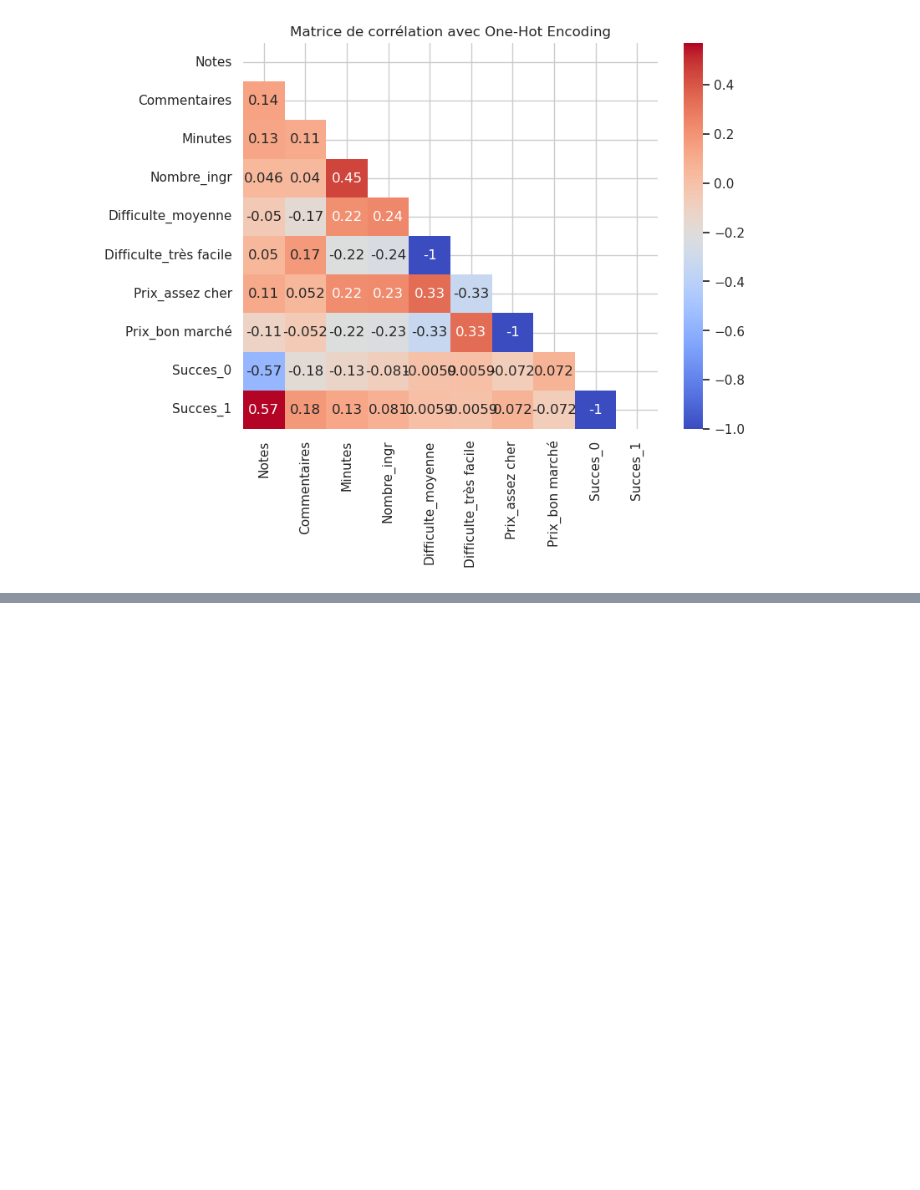
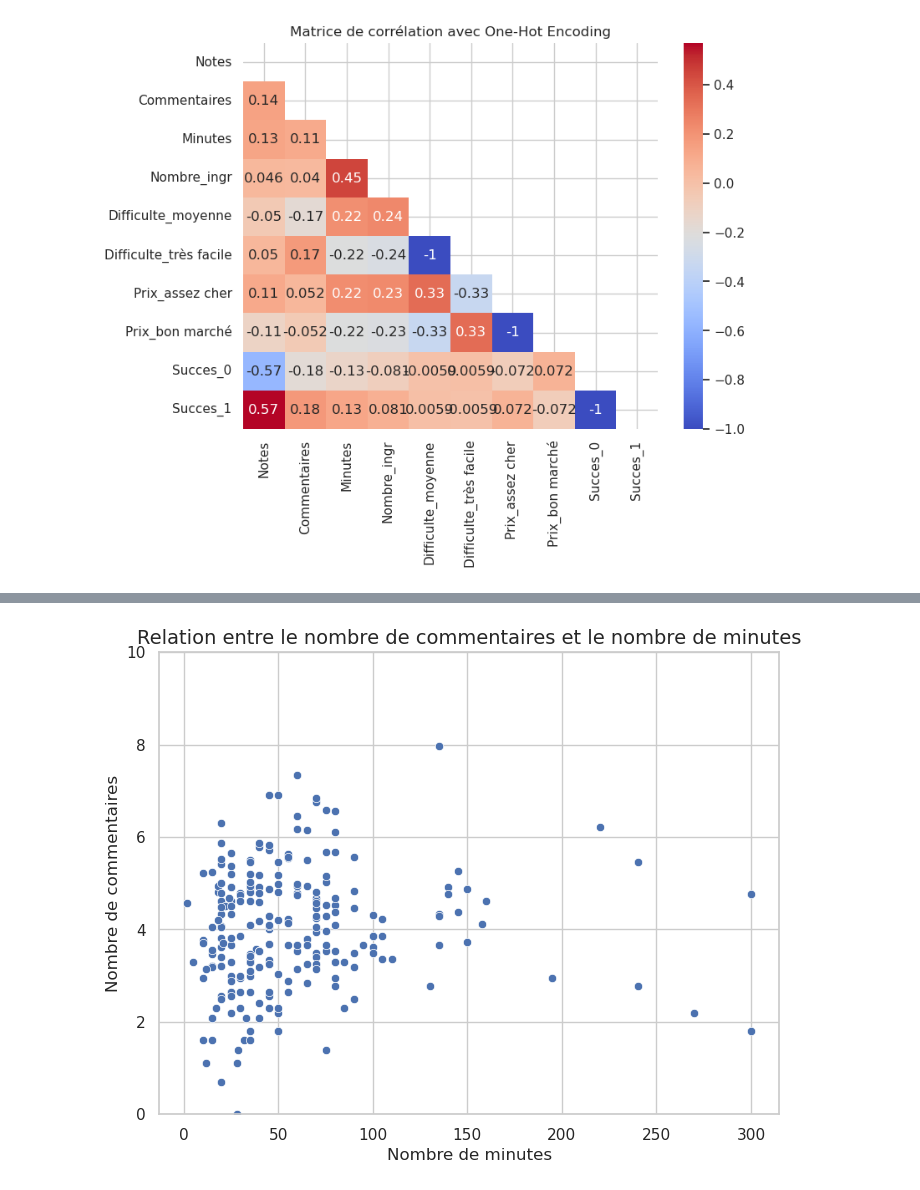
Before and after one commit to Louismoraine/python-pour-data-science, a Jupyter notebook: scripts/projet.ipynb, the cells around one changed output, grey strips where cells are left out. Saved outputs shown, nothing was run; the diff lists cells and outputs as text; code cells hidden in the pictures; blank space fills up the shorter version.

```diff
--- a/scripts/projet.ipynb
+++ b/scripts/projet.ipynb
@@ -393,0 +427,16 @@ Notes:
+# %%
+plt.figure(figsize=(8, 6))  # Taille du graphique
+sns.scatterplot(
+    x='Minutes',
+    y='log_C',
+    data=df
+)
+
+plt.title('Relation entre le nombre de commentaires et le nombre de minutes', fontsize=14)
+plt.xlabel('Nombre de minutes', fontsize=12)
+plt.ylabel('Nombre de commentaires', fontsize=12)
+plt.ylim(0,10)
+plt.grid(True)
+plt.show()
+# %% [output]
+[figure, added]
```
Also changed, not shown: parts of 6 cells of this notebook.
